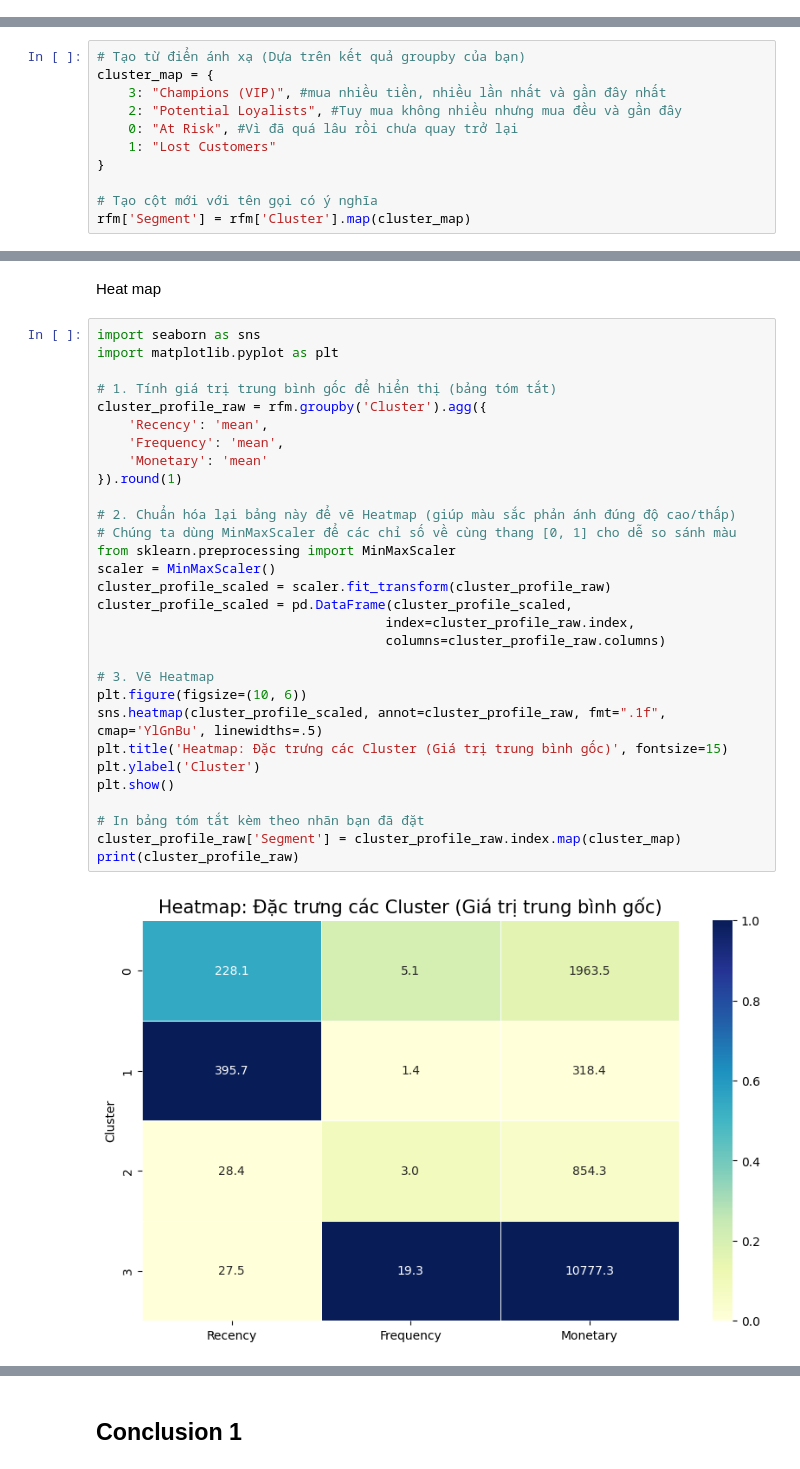
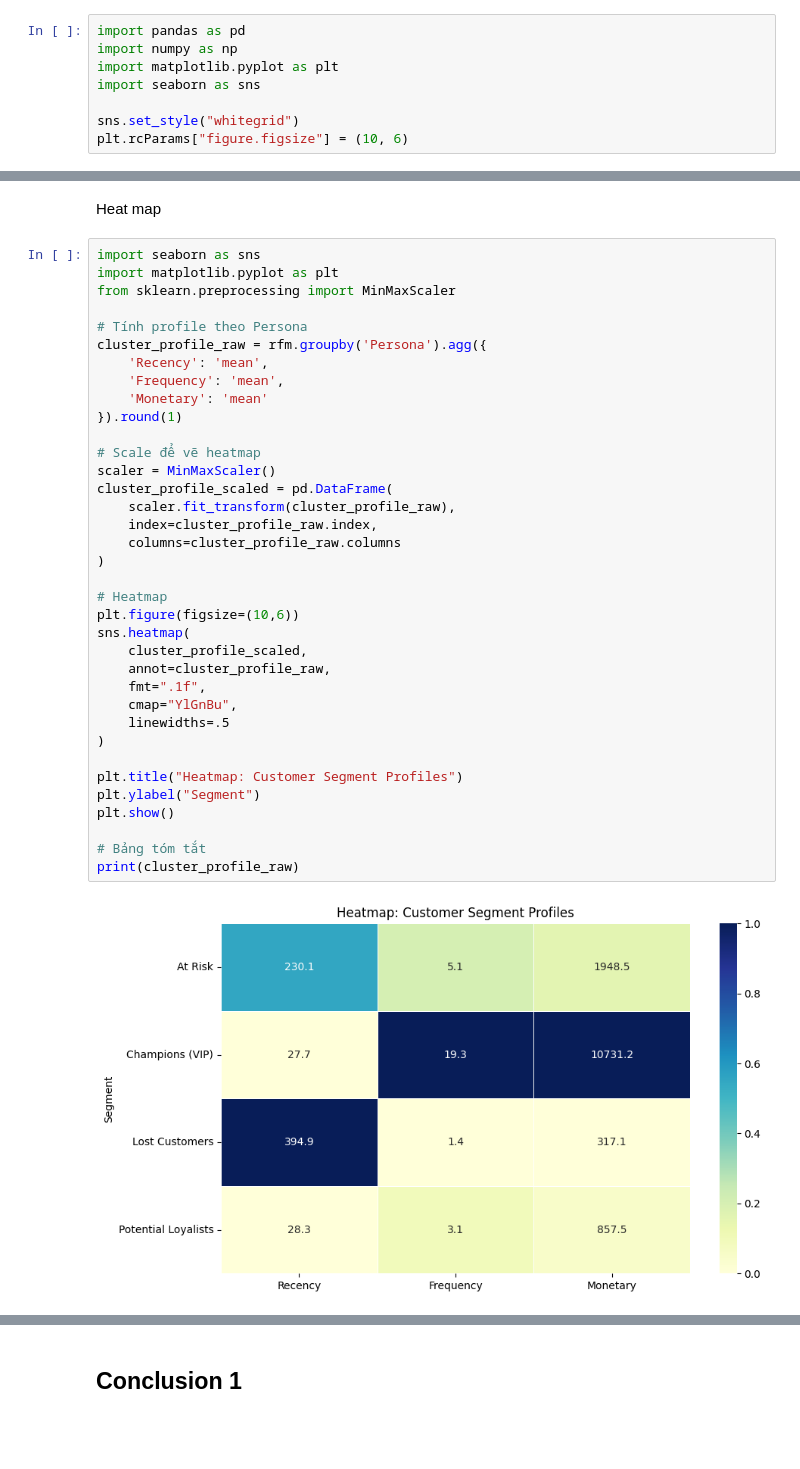
Before and after one commit to nguyenminhthu20060906-cell/DS-CU-I-K-, a Jupyter notebook: DS_cuối_kì.ipynb, the cells around one changed output, grey strips where cells are left out. Drawn from its saved outputs; the diff is of its cells as text; blank space fills up the shorter version.

```diff
--- a/DS_cuối_kì.ipynb
+++ b/DS_cuối_kì.ipynb
@@ -147,0 +222,8 @@ df.drop_duplicates(inplace=True)
+# %%
+import pandas as pd
+import numpy as np
+import matplotlib.pyplot as plt
+import seaborn as sns
+
+sns.set_style("whitegrid")
+plt.rcParams["figure.figsize"] = (10, 6)
@@ -529,11 +658,0 @@ cluster_profile
-# %%
-# Tạo từ điển ánh xạ (Dựa trên kết quả groupby của bạn)
-cluster_map = {
-    3: "Champions (VIP)", #mua nhiều tiền, nhiều lần nhất và gần đây nhất
-    2: "Potential Loyalists", #Tuy mua không nhiều nhưng mua đều và gần đây
-    0: "At Risk", #Vì đã quá lâu rồi chưa quay trở lại
-    1: "Lost Customers"
-}
-
-# Tạo cột mới với tên gọi có ý nghĩa
-rfm['Segment'] = rfm['Cluster'].map(cluster_map)
@@ -544,32 +721,38 @@ Heat map
 # %%
 import seaborn as sns
 import matplotlib.pyplot as plt
+from sklearn.preprocessing import MinMaxScaler
 
-# 1. Tính giá trị trung bình gốc để hiển thị (bảng tóm tắt)
-cluster_profile_raw = rfm.groupby('Cluster').agg({
+# Tính profile theo Persona
+cluster_profile_raw = rfm.groupby('Persona').agg({
     'Recency': 'mean',
     'Frequency': 'mean',
     'Monetary': 'mean'
 }).round(1)
 
-# 2. Chuẩn hóa lại bảng này để vẽ Heatmap (giúp màu sắc phản ánh đúng độ cao/thấp)
-# Chúng ta dùng MinMaxScaler để các chỉ số về cùng thang [0, 1] cho dễ so sánh màu
-from sklearn.preprocessing import MinMaxScaler
+# Scale để vẽ heatmap
 scaler = MinMaxScaler()
-cluster_profile_scaled = scaler.fit_transform(cluster_profile_raw)
-cluster_profile_scaled = pd.DataFrame(cluster_profile_scaled,
-                                     index=cluster_profile_raw.index,
-                                     columns=cluster_profile_raw.columns)
+cluster_profile_scaled = pd.DataFrame(
+    scaler.fit_transform(cluster_profile_raw),
+    index=cluster_profile_raw.index,
+    columns=cluster_profile_raw.columns
+)
 
-# 3. Vẽ Heatmap
-plt.figure(figsize=(10, 6))
-sns.heatmap(cluster_profile_scaled, annot=cluster_profile_raw, fmt=".1f", cmap='YlGnBu', linewidths=.5)
-plt.title('Heatmap: Đặc trưng các Cluster (Giá trị trung bình gốc)', fontsize=15)
-plt.ylabel('Cluster')
+# Heatmap
+plt.figure(figsize=(10,6))
+sns.heatmap(
+    cluster_profile_scaled,
+    annot=cluster_profile_raw,
+    fmt=".1f",
+    cmap="YlGnBu",
+    linewidths=.5
+)
+
+plt.title("Heatmap: Customer Segment Profiles")
+plt.ylabel("Segment")
 plt.show()
 
-# In bảng tóm tắt kèm theo nhãn bạn đã đặt
-cluster_profile_raw['Segment'] = cluster_profile_raw.index.map(cluster_map)
+# Bảng tóm tắt
 print(cluster_profile_raw)
 # %% [output]
-[figure, old version]
+[figure, new version]
```
Also changed, not shown: parts of 85 cells of this notebook.
